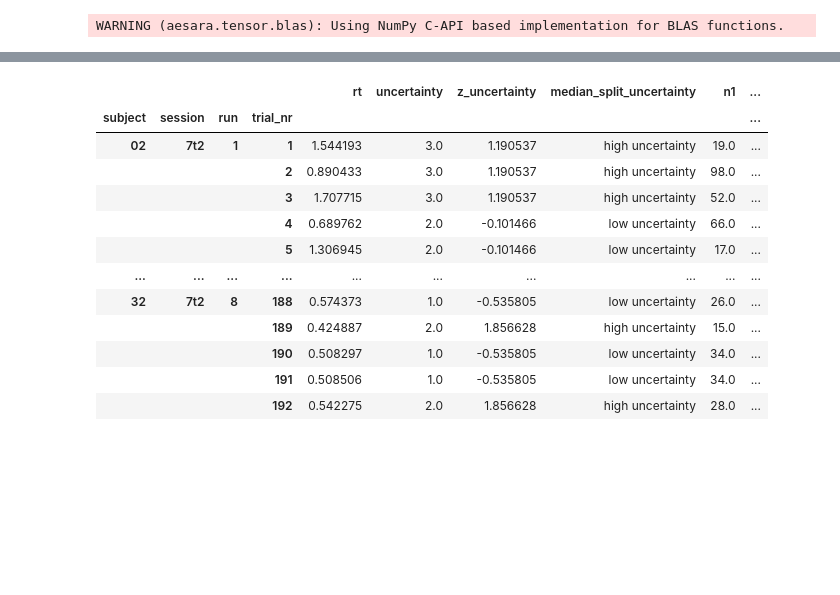
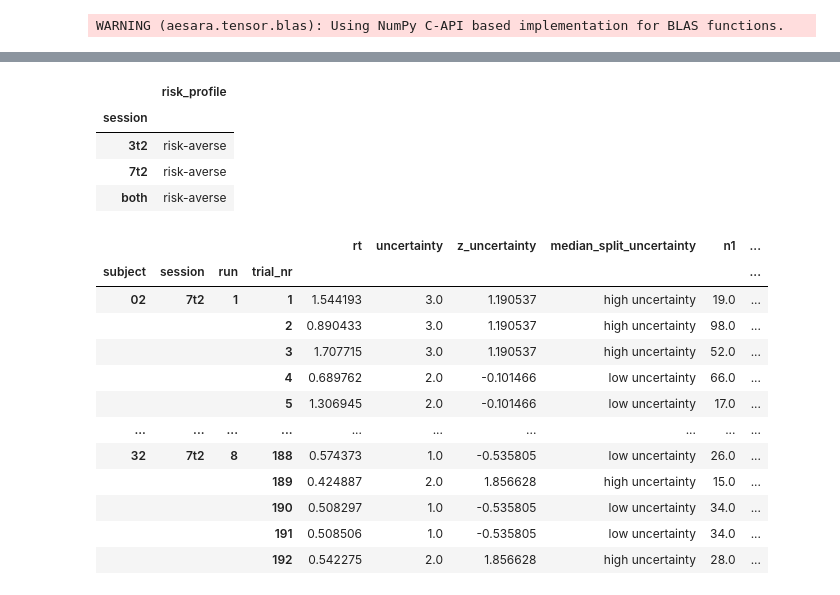
Before and after one commit to Gilles86/risk_experiment, a Jupyter notebook: risk_experiment/cogmodels/notebooks/analyze_probit_simple.ipynb, the cells around one changed output, grey strips where cells are left out. Drawn from its saved outputs; the diff is of its cells as text; code cells hidden in the pictures; blank space fills up the shorter version.

```diff
--- a/risk_experiment/cogmodels/notebooks/analyze_probit_simple.ipynb
+++ b/risk_experiment/cogmodels/notebooks/analyze_probit_simple.ipynb
@@ -101,3 +94,11 @@ risk_profile
+# %%
+risk_profile.xs('05', 0, 'subject')
+# %% [output]
+|  | risk_profile |
+| session |  |
+| 3t2 | risk-averse |
+| 7t2 | risk-averse |
+| both | risk-averse |
 # %%
 import os.path as op
 # %%
```
Also changed, not shown: parts of 5 cells of this notebook, 20 other files.
